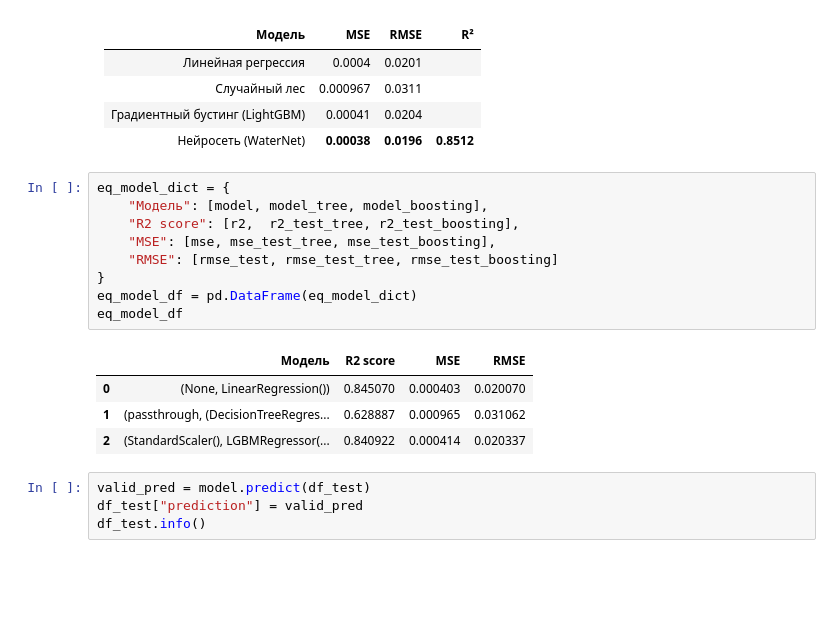
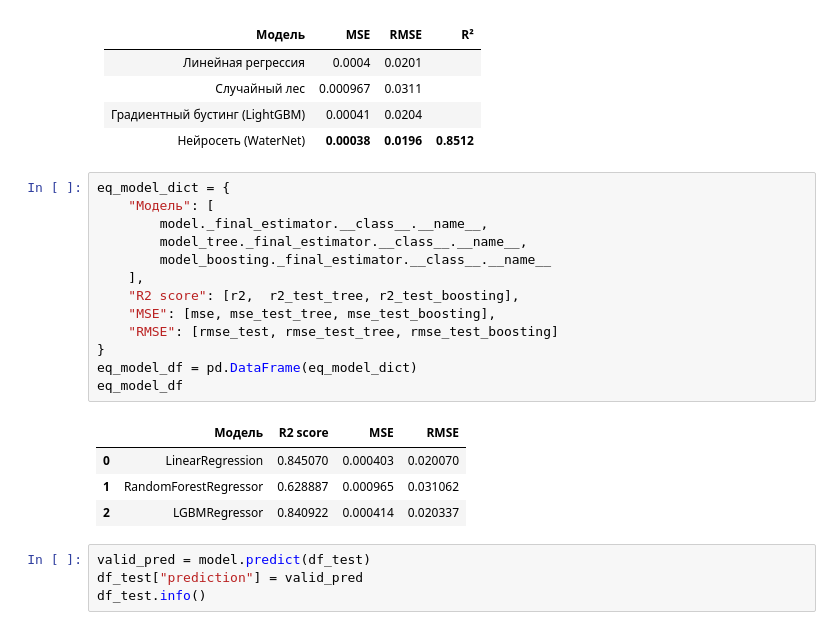
Before and after one commit to IlyyaNeustroev/ML-2025-practice-case-3, a Jupyter notebook: DA/pr1.ipynb, the cells around one changed output. Cells and saved outputs as stored; diff of their text form; blank space fills up the shorter version.

```diff
--- a/DA/pr1.ipynb
+++ b/DA/pr1.ipynb
@@ -772,18 +772,22 @@ RMSE на тестовой выборке равна 0.02033650440850878
 </table>
 # %%
 eq_model_dict = {
-    "Модель": [model, model_tree, model_boosting],
+    "Модель": [
+        model._final_estimator.__class__.__name__,
+        model_tree._final_estimator.__class__.__name__,
+        model_boosting._final_estimator.__class__.__name__
+    ],
     "R2 score": [r2,  r2_test_tree, r2_test_boosting],
     "MSE": [mse, mse_test_tree, mse_test_boosting],
     "RMSE": [rmse_test, rmse_test_tree, rmse_test_boosting]
 }
 eq_model_df = pd.DataFrame(eq_model_dict)
 eq_model_df
 # %% [output]
 |  | Модель | R2 score | MSE | RMSE |
-| 0 | (None, LinearRegression()) | 0.845070 | 0.000403 | 0.020070 |
-| 1 | (passthrough, (DecisionTreeRegres... | 0.628887 | 0.000965 | 0.031062 |
-| 2 | (StandardScaler(), LGBMRegressor(... | 0.840922 | 0.000414 | 0.020337 |
+| 0 | LinearRegression | 0.845070 | 0.000403 | 0.020070 |
+| 1 | RandomForestRegressor | 0.628887 | 0.000965 | 0.031062 |
+| 2 | LGBMRegressor | 0.840922 | 0.000414 | 0.020337 |
 # %%
 valid_pred = model.predict(df_test)
 df_test["prediction"] = valid_pred
```
